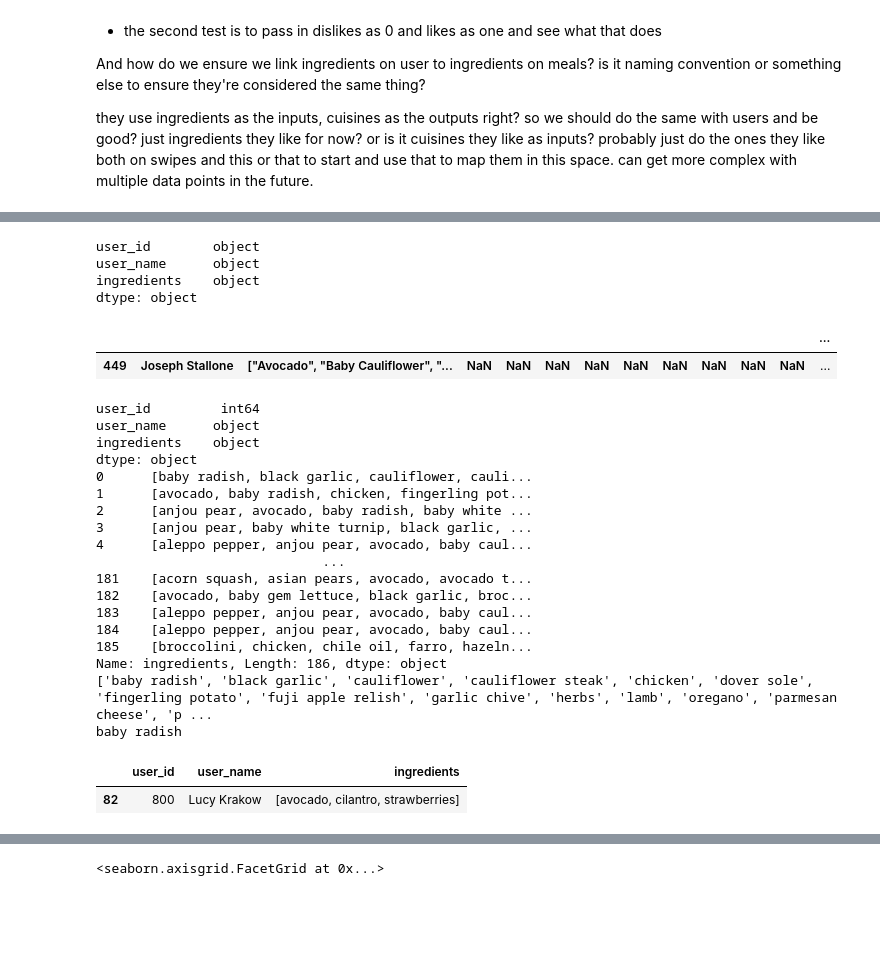
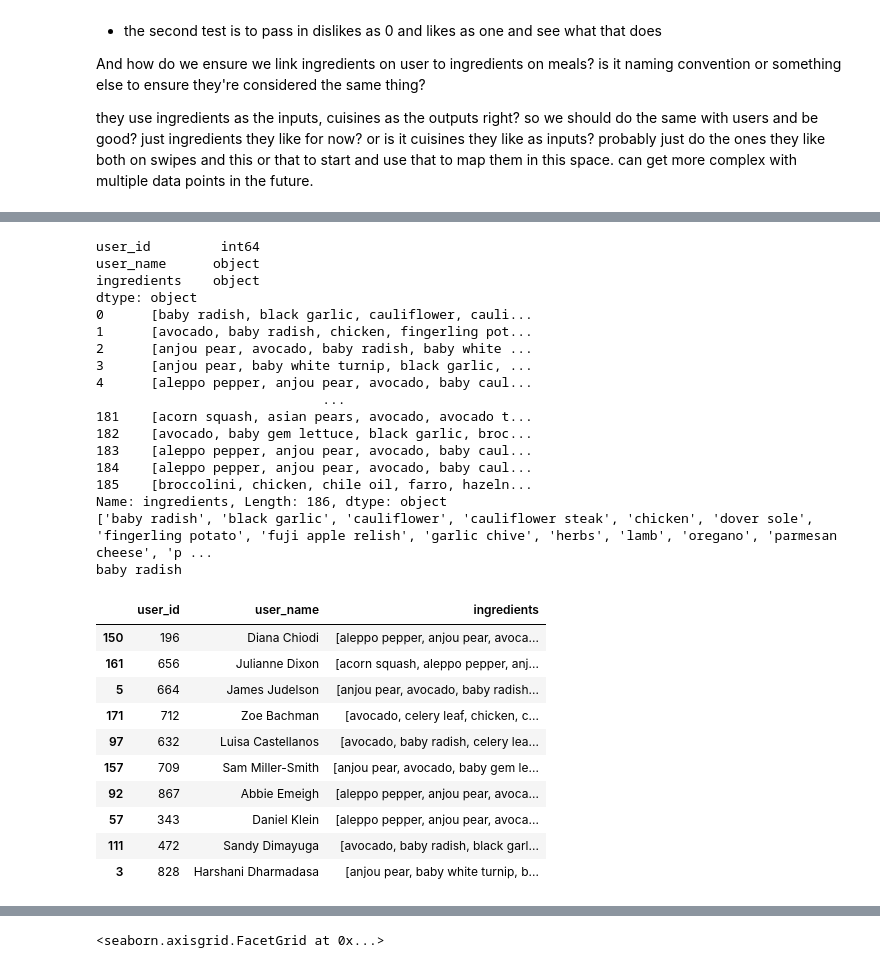
Before and after one commit to mrondin1/ADA_Course_Project, a Jupyter notebook: Project/Final Notebook (milestone 3).ipynb, the cells around one changed output, grey strips where cells are left out. Saved outputs shown, nothing was run; the diff lists cells and outputs as text; code cells hidden in the pictures; blank space fills up the shorter version.

```diff
--- a/Project/Final Notebook (milestone 3).ipynb
+++ b/Project/Final Notebook (milestone 3).ipynb
@@ -714,20 +670,3 @@ print(type(user_df.ingredients))
-# %%
-test_formatting_input_df = pd.read_csv('data/users/json_agg_attempt_export.csv')
-
-print(test_formatting_input_df.dtypes)
-# print(test_formatting_input_df.ingredients)
-# print(test_formatting_input_df.ingredients[0])
-# print(test_formatting_input_df.ingredients[0][0])
-
-sample = test_formatting_input_df.sample(n=1)
-display(sample)
-# %% [output]
-user_id        object
-user_name      object
-ingredients    object
-dtype: object
-|  |  |  |  |  |  |  |  |  |  |  |  | ... |
-| 449 | Joseph Stallone | ["Avocado", "Baby Cauliflower", "... | NaN | NaN | NaN | NaN | NaN | NaN | NaN | NaN | NaN | ... |
 # %%
 #     # Load the basic information on the ingredients and users from json
 #     json_user_df = None
@@ -744,32 +683,41 @@ with open('data/users/json_agg_attempt_export.json') as sd:
     data = json.load(sd)
 user_cdf = pd.DataFrame(data)
 json_user_df = user_cdf[['user_id','user_name','ingredients']]
 
 print(json_user_df.dtypes)
 print(json_user_df.ingredients)
 print(json_user_df.ingredients[0])
 print(json_user_df.ingredients[0][0])
 
-sample = json_user_df.sample(n=1)
+sample = json_user_df.sample(n=10)
 display(sample)
 # %% [output]
 user_id         int64
 user_name      object
 ingredients    object
 dtype: object
 0      [baby radish, black garlic, cauliflower, cauli...
 1      [avocado, baby radish, chicken, fingerling pot...
 2      [anjou pear, avocado, baby radish, baby white ...
 3      [anjou pear, baby white turnip, black garlic, ...
 4      [aleppo pepper, anjou pear, avocado, baby caul...
                              ...
 181    [acorn squash, asian pears, avocado, avocado t...
 182    [avocado, baby gem lettuce, black garlic, broc...
 183    [aleppo pepper, anjou pear, avocado, baby caul...
 184    [aleppo pepper, anjou pear, avocado, baby caul...
 185    [broccolini, chicken, chile oil, farro, hazeln...
 Name: ingredients, Length: 186, dtype: object
 ['baby radish', 'black garlic', 'cauliflower', 'cauliflower steak', 'chicken', 'dover sole', 'fingerling potato', 'fuji apple relish', 'garlic chive', 'herbs', 'lamb', 'oregano', 'parmesan cheese', 'p ...
 baby radish
 |  | user_id | user_name | ingredients |
-| 82 | 800 | Lucy Krakow | [avocado, cilantro, strawberries] |
+| 150 | 196 | Diana Chiodi | [aleppo pepper, anjou pear, avoca... |
+| 161 | 656 | Julianne Dixon | [acorn squash, aleppo pepper, anj... |
+| 5 | 664 | James Judelson | [anjou pear, avocado, baby radish... |
+| 171 | 712 | Zoe Bachman | [avocado, celery leaf, chicken, c... |
+| 97 | 632 | Luisa Castellanos | [avocado, baby radish, celery lea... |
+| 157 | 709 | Sam Miller-Smith | [anjou pear, avocado, baby gem le... |
+| 92 | 867 | Abbie Emeigh | [aleppo pepper, anjou pear, avoca... |
+| 57 | 343 | Daniel Klein | [aleppo pepper, anjou pear, avoca... |
+| 111 | 472 | Sandy Dimayuga | [avocado, baby radish, black garl... |
+| 3 | 828 | Harshani Dharmadasa | [anjou pear, baby white turnip, b... |
```
Also changed, not shown: parts of 9 cells of this notebook.
